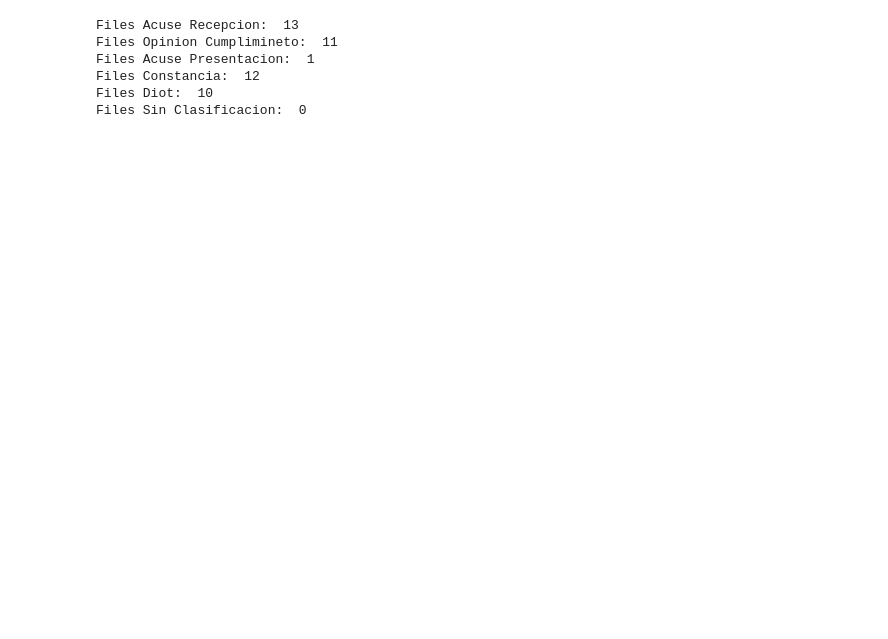
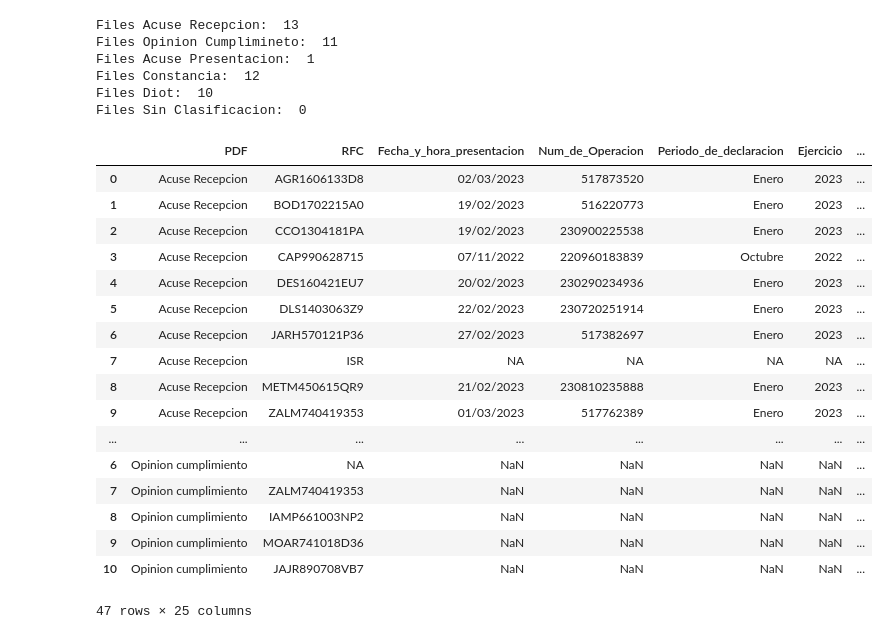
Before and after one commit to victor117-byte/Automatizacion-Cuadras, a Jupyter notebook: Script/nb01.ipynb, the cells around one changed output. Drawn from its saved outputs; the diff is of its cells as text; code cells hidden in the pictures; blank space fills up the shorter version.

```diff
--- a/Script/nb01.ipynb
+++ b/Script/nb01.ipynb
@@ -7,7 +7,7 @@ import json
 import re
 
 # root = r"C:\Users\Victor\Documents\Cursos\Python\Automatizacion\PDF"
-root = r"C:\Users\Victor\Documents\Cursos\Python\Automatizacion\PDF"
+root = r"C:\Users\victo\Documents\Proyectos\Automatizacion-Cuadras\PDF"
 path = os.path.join(root, "PDF")
 
 # Funcion que obtiene los archivos con su ruta y se encarga de clasificarlos en arreglos
@@ -79,7 +79,8 @@ def exportDataAcusePresentacion(Archivos):
 
         for pag in range(len(page)):
             # print("pdf: ", i+1, "pagina: ",pag+1)
-            texto += reader._get_page(pag).extractText()
+            # texto += reader._get_page(pag).extractText()
+            texto += reader._get_page(pag).extract_text()
 
         # print("PDF: ", i+1)
         txt = re.sub("\n", " ", texto)
@@ -173,7 +174,8 @@ def exportDataAcuseRecepcion(Archivos):
 
         for pag in range(len(page)):
             # print("pdf: ", i+1, "pagina: ",pag+1)
-            texto += reader._get_page(pag).extractText()
+            # texto += reader._get_page(pag).extractText()
+            texto += reader._get_page(pag).extract_text()
 
         # print("PDF: ", i+1)
         txt = re.sub("\n", " ", texto)
@@ -267,7 +269,8 @@ def exportDataDiot(Archivos):
 
         for pag in range(len(page)):
             # print("pdf: ", i+1, "pagina: ",pag+1)
-            texto += reader._get_page(pag).extractText()
+            # texto += reader._get_page(pag).extractText()
+            texto += reader._get_page(pag).extract_text()
 
         # print("PDF: ", i+1)
         txt = re.sub("\n", " ", texto)
@@ -342,7 +345,8 @@ def exportDataConstancia(Archivos):
 
         for pag in range(len(page)):
             # print("pdf: ", i+1, "pagina: ",pag+1)
-            texto += reader._get_page(pag).extractText()
+            # texto += reader._get_page(pag).extractText()
+            texto += reader._get_page(pag).extract_text()
 
         # print("PDF: ", i+1)
         txt = re.sub("\n", " ", texto)
@@ -448,7 +452,8 @@ def exportDataOpinionCumplimiento(Archivos):
 
         for pag in range(len(page)):
             # print("pdf: ", i+1, "pagina: ",pag+1)
-            texto += reader._get_page(pag).extractText()
+            # texto += reader._get_page(pag).extractText()
+            texto += reader._get_page(pag).extract_text()
 
         # print("PDF: ", i+1)
         txt = re.sub("\n", " ", texto)
@@ -491,33 +496,51 @@ df_Acuse_Presentacion = pd.DataFrame(exportDataAcusePresentacion(Archivos_Acuse_
 
 # # DIOT
 column_names = ["PDF","Usuario", "Archivo_Recibido", "tamanio","Fecha_Recepcion", "Hora_Recepcion", "Folio", "Path"]
 df_Diot = pd.DataFrame(exportDataDiot(Archivos_Diot), columns=column_names)
 
 
 # CONTANCIA
 column_names=["PDF","RFC", "Razon_Social", "CURP", "Primer_Apellido", "Segundo_Apellido", "Nombre_Comercial", "Fecha_Operacion", "Estatus", "Regimenes", "Path"]
 df_Constancia = pd.DataFrame(exportDataConstancia(Archivos_Constancia), columns=column_names)
 
 
 
 # Opinion de cumplimiento
 column_names=["PDF","RFC", "Folio", "Path"]
 df_Opinion_Cumplimiento =  pd.DataFrame(exportDataOpinionCumplimiento(Archivos_Opinion_Cumplimiento), columns=column_names)
 
 Export = pd.concat([df_Acuse_Recepcion,
                     df_Acuse_Presentacion,
                     df_Diot,
                     df_Constancia,
                     df_Opinion_Cumplimiento
                     ])
 
-# Export
+Export
 # %% [output]
 Files Acuse Recepcion:  13
 Files Opinion Cumplimineto:  11
 Files Acuse Presentacion:  1
 Files Constancia:  12
 Files Diot:  10
 Files Sin Clasificacion:  0
+|  | PDF | RFC | Fecha_y_hora_presentacion | Num_de_Operacion | Periodo_de_declaracion | Ejercicio | ... |
+| 0 | Acuse Recepcion | AGR1606133D8 | 02/03/2023 | 517873520 | Enero | 2023 | ... |
+| 1 | Acuse Recepcion | BOD1702215A0 | 19/02/2023 | 516220773 | Enero | 2023 | ... |
+| 2 | Acuse Recepcion | CCO1304181PA | 19/02/2023 | 230900225538 | Enero | 2023 | ... |
+| 3 | Acuse Recepcion | CAP990628715 | 07/11/2022 | 220960183839 | Octubre | 2022 | ... |
+| 4 | Acuse Recepcion | DES160421EU7 | 20/02/2023 | 230290234936 | Enero | 2023 | ... |
+| 5 | Acuse Recepcion | DLS1403063Z9 | 22/02/2023 | 230720251914 | Enero | 2023 | ... |
+| 6 | Acuse Recepcion | JARH570121P36 | 27/02/2023 | 517382697 | Enero | 2023 | ... |
+| 7 | Acuse Recepcion | ISR | NA | NA | NA | NA | ... |
+| 8 | Acuse Recepcion | METM450615QR9 | 21/02/2023 | 230810235888 | Enero | 2023 | ... |
+| 9 | Acuse Recepcion | ZALM740419353 | 01/03/2023 | 517762389 | Enero | 2023 | ... |
+| ... | ... | ... | ... | ... | ... | ... | ... |
+| 6 | Opinion cumplimiento | NA | NaN | NaN | NaN | NaN | ... |
+| 7 | Opinion cumplimiento | ZALM740419353 | NaN | NaN | NaN | NaN | ... |
+| 8 | Opinion cumplimiento | IAMP661003NP2 | NaN | NaN | NaN | NaN | ... |
+| 9 | Opinion cumplimiento | MOAR741018D36 | NaN | NaN | NaN | NaN | ... |
+| 10 | Opinion cumplimiento | JAJR890708VB7 | NaN | NaN | NaN | NaN | ... |
+47 rows × 25 columns
 # %%
 Export.to_csv('dataframe.csv', header=True)
```
Also changed, not shown: 2 other files.
